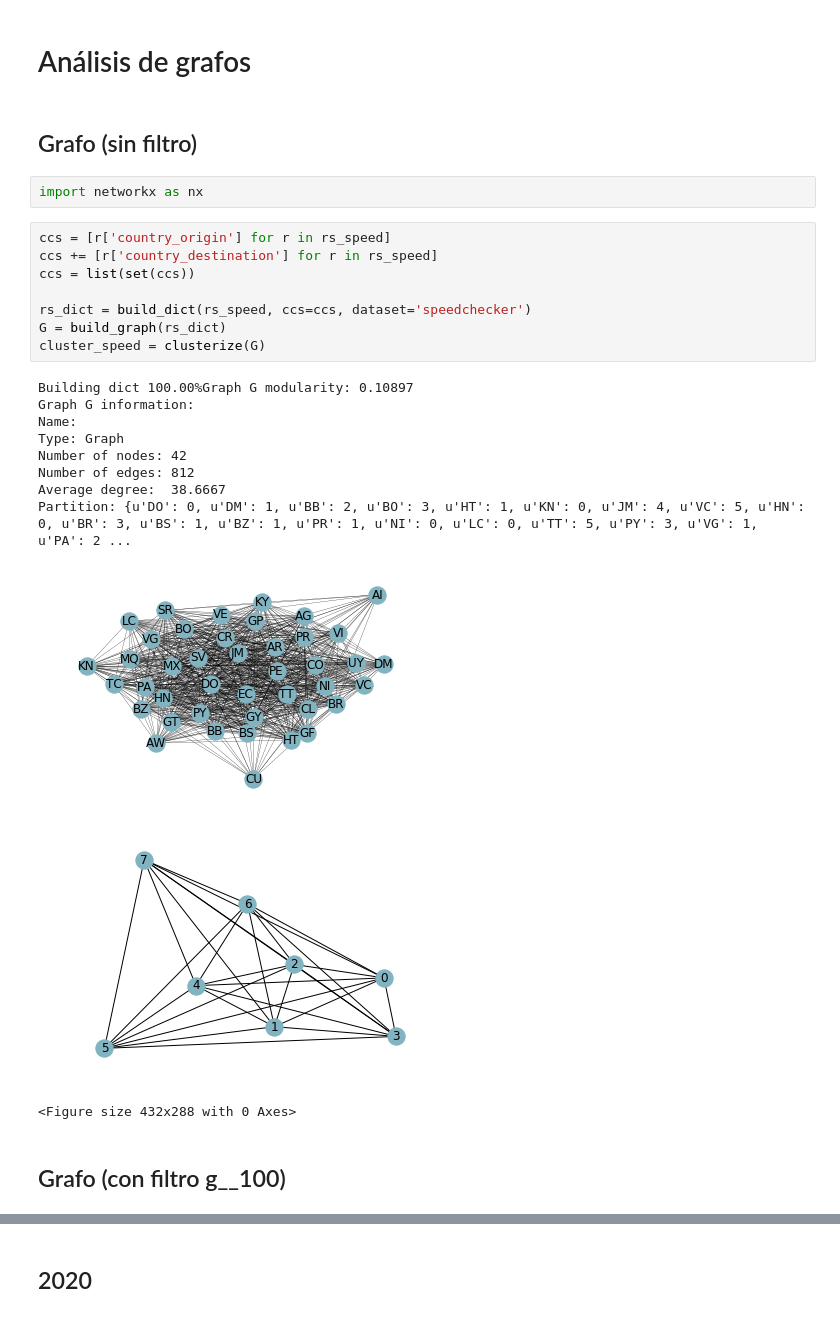
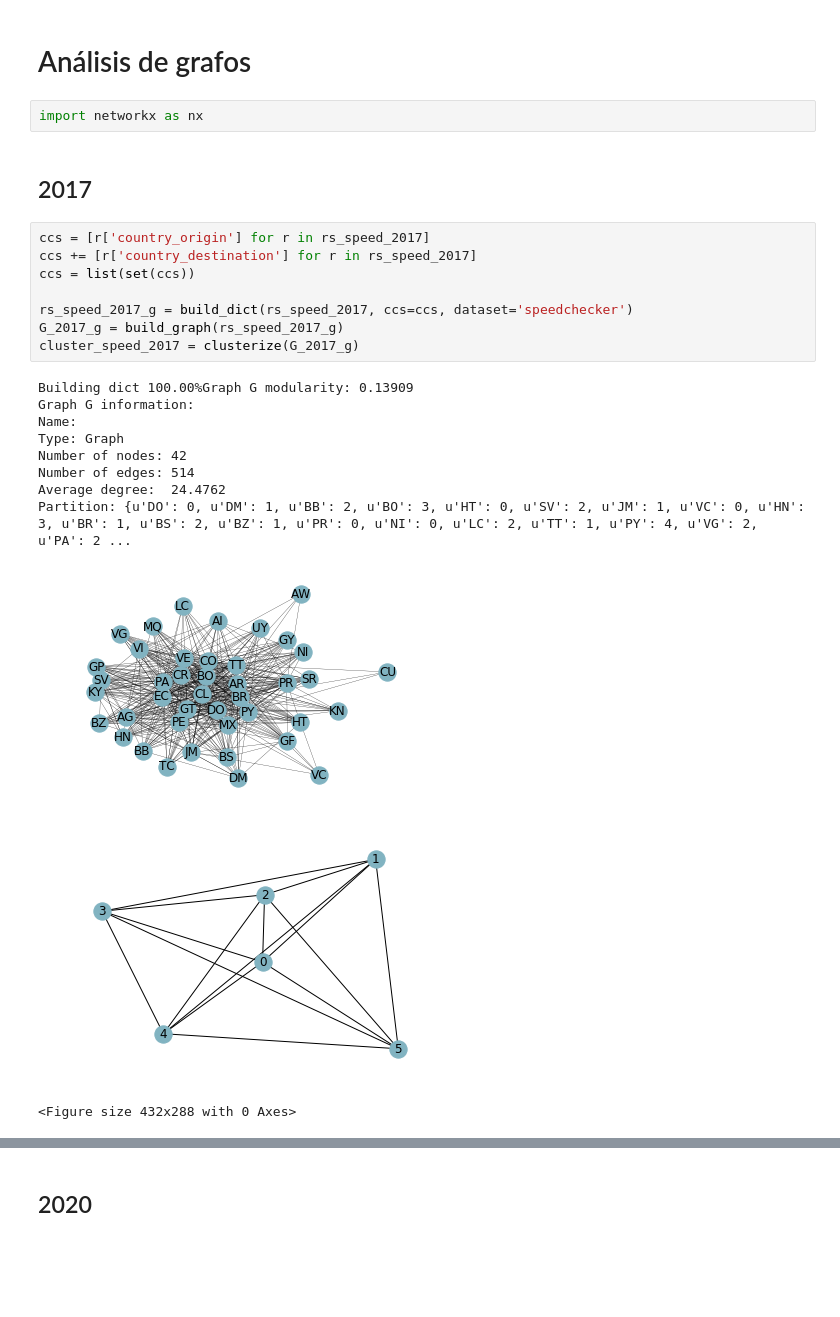
Before and after one commit to LACNIC/simon, a Jupyter notebook: estudios/LACNOG 2017 Revisitado.ipynb, the cells around one changed output, grey strips where cells are left out. Saved outputs shown, nothing was run; the diff lists cells and outputs as text; blank space fills up the shorter version.

```diff
--- a/estudios/LACNOG 2017 Revisitado.ipynb
+++ b/estudios/LACNOG 2017 Revisitado.ipynb
@@ -565,28 +470,26 @@ for cc_o, cc_d in cc_tuples:
 # %% [markdown]
 # Análisis de grafos
-# %% [markdown]
-## Grafo (sin filtro)
 # %%
 import networkx as nx
+# %% [markdown]
+## 2017
 # %%
-ccs = [r['country_origin'] for r in rs_speed]
-ccs += [r['country_destination'] for r in rs_speed]
+ccs = [r['country_origin'] for r in rs_speed_2017]
+ccs += [r['country_destination'] for r in rs_speed_2017]
 ccs = list(set(ccs))
 
-rs_dict = build_dict(rs_speed, ccs=ccs, dataset='speedchecker')
-G = build_graph(rs_dict)
-cluster_speed = clusterize(G)
+rs_speed_2017_g = build_dict(rs_speed_2017, ccs=ccs, dataset='speedchecker')
+G_2017_g = build_graph(rs_speed_2017_g)
+cluster_speed_2017 = clusterize(G_2017_g)
 # %% [output]
-Building dict 100.00%Graph G modularity: 0.10897
+Building dict 100.00%Graph G modularity: 0.13909
 Graph G information:
 Name:
 Type: Graph
 Number of nodes: 42
-Number of edges: 812
-Average degree:  38.6667
-Partition: {u'DO': 0, u'DM': 1, u'BB': 2, u'BO': 3, u'HT': 1, u'KN': 0, u'JM': 4, u'VC': 5, u'HN': 0, u'BR': 3, u'BS': 1, u'BZ': 1, u'PR': 1, u'NI': 0, u'LC': 0, u'TT': 5, u'PY': 3, u'VG': 1, u'PA': 2 ...
+Number of edges: 514
+Average degree:  24.4762
+Partition: {u'DO': 0, u'DM': 1, u'BB': 2, u'BO': 3, u'HT': 0, u'SV': 2, u'JM': 1, u'VC': 0, u'HN': 3, u'BR': 1, u'BS': 2, u'BZ': 1, u'PR': 0, u'NI': 0, u'LC': 2, u'TT': 1, u'PY': 4, u'VG': 2, u'PA': 2 ...
-[figure, old version]
+[figure, new version]
-[figure, old version]
+[figure, new version]
 <Figure size 432x288 with 0 Axes>
-# %% [markdown]
-## Grafo (con filtro g__100)
```
Also changed, not shown: parts of 52 cells of this notebook, 1 other file.
